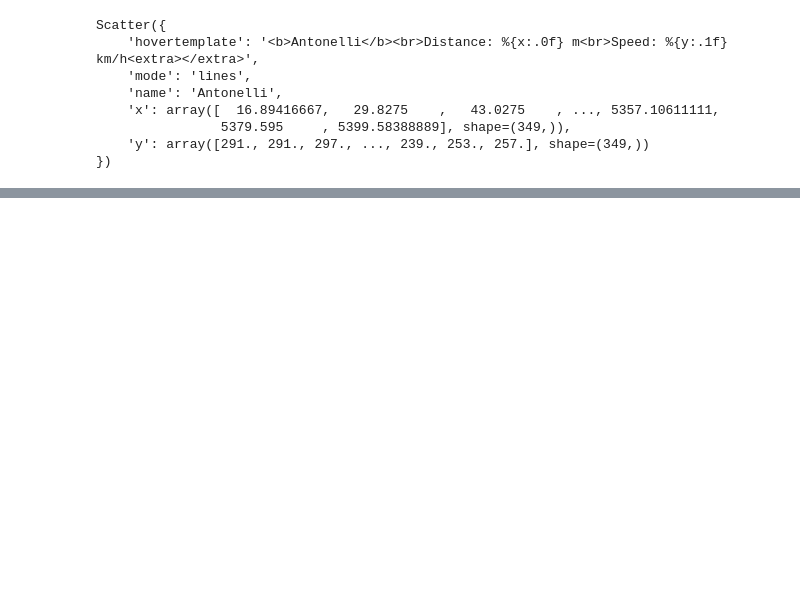
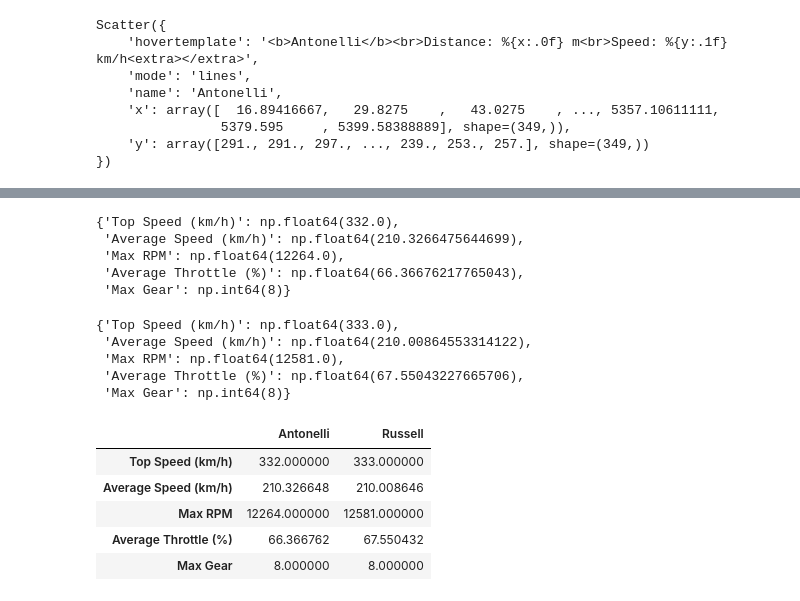
Before and after one commit to ishikajena1509/F1-Telemetry-Analysis, a Jupyter notebook: notebooks/03_plotly_dashboard.ipynb, the cells around one changed output, grey strips where cells are left out. Drawn from its saved outputs; the diff is of its cells as text; code cells hidden in the pictures; blank space fills up the shorter version.

Commit message:
Day 13: Enhanced dashboard with driver performance summary

```diff
--- a/notebooks/03_plotly_dashboard.ipynb
+++ b/notebooks/03_plotly_dashboard.ipynb
@@ -303,0 +346,48 @@ fig.write_html("../dashboard/china_gp_dashboard.html")
+# %%
+antonelli_summary = {
+    "Top Speed (km/h)": antonelli_car_data["Speed"].max(),
+    "Average Speed (km/h)": antonelli_car_data["Speed"].mean(),
+    "Max RPM": antonelli_car_data["RPM"].max(),
+    "Average Throttle (%)": antonelli_car_data["Throttle"].mean(),
+    "Max Gear": antonelli_car_data["nGear"].max()
+}
+
+antonelli_summary
+# %% [output]
+{'Top Speed (km/h)': np.float64(332.0),
+ 'Average Speed (km/h)': np.float64(210.3266475644699),
+ 'Max RPM': np.float64(12264.0),
+ 'Average Throttle (%)': np.float64(66.36676217765043),
+ 'Max Gear': np.int64(8)}
+# %%
+russell_summary = {
+    "Top Speed (km/h)": russell_car_data["Speed"].max(),
+    "Average Speed (km/h)": russell_car_data["Speed"].mean(),
+    "Max RPM": russell_car_data["RPM"].max(),
+    "Average Throttle (%)": russell_car_data["Throttle"].mean(),
+    "Max Gear": russell_car_data["nGear"].max()
+}
+
+russell_summary
+# %% [output]
+{'Top Speed (km/h)': np.float64(333.0),
+ 'Average Speed (km/h)': np.float64(210.00864553314122),
+ 'Max RPM': np.float64(12581.0),
+ 'Average Throttle (%)': np.float64(67.55043227665706),
+ 'Max Gear': np.int64(8)}
+# %%
+import pandas as pd
+
+summary_df = pd.DataFrame({
+    "Antonelli": antonelli_summary,
+    "Russell": russell_summary
+})
+
+summary_df
+# %% [output]
+|  | Antonelli | Russell |
+| Top Speed (km/h) | 332.000000 | 333.000000 |
+| Average Speed (km/h) | 210.326648 | 210.008646 |
+| Max RPM | 12264.000000 | 12581.000000 |
+| Average Throttle (%) | 66.366762 | 67.550432 |
+| Max Gear | 8.000000 | 8.000000 |
```
Also changed, not shown: parts of 8 cells of this notebook, 4 other files.
